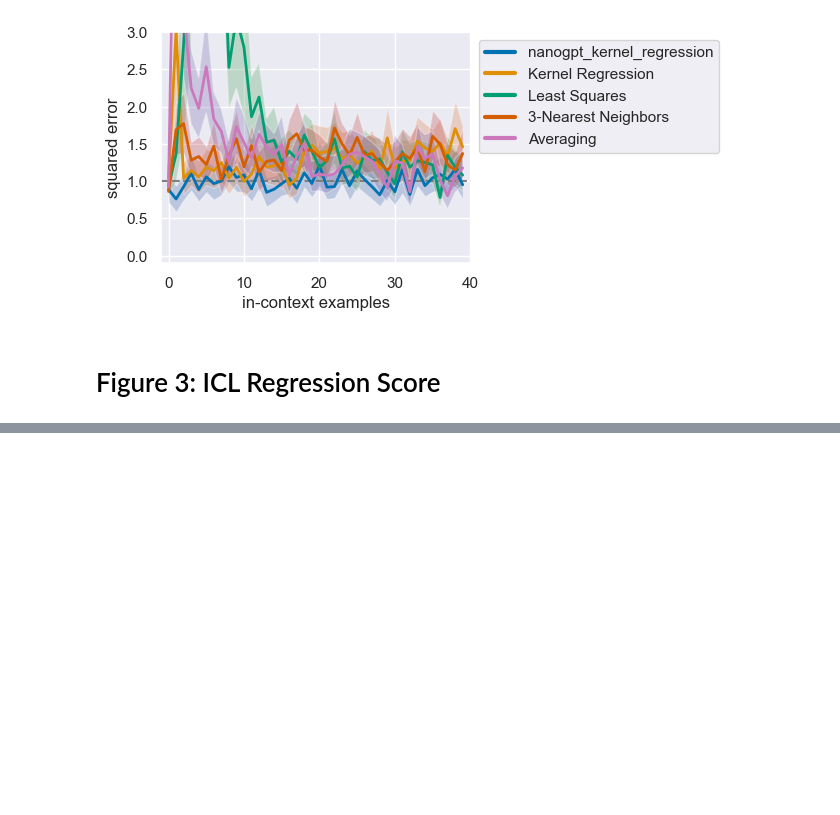
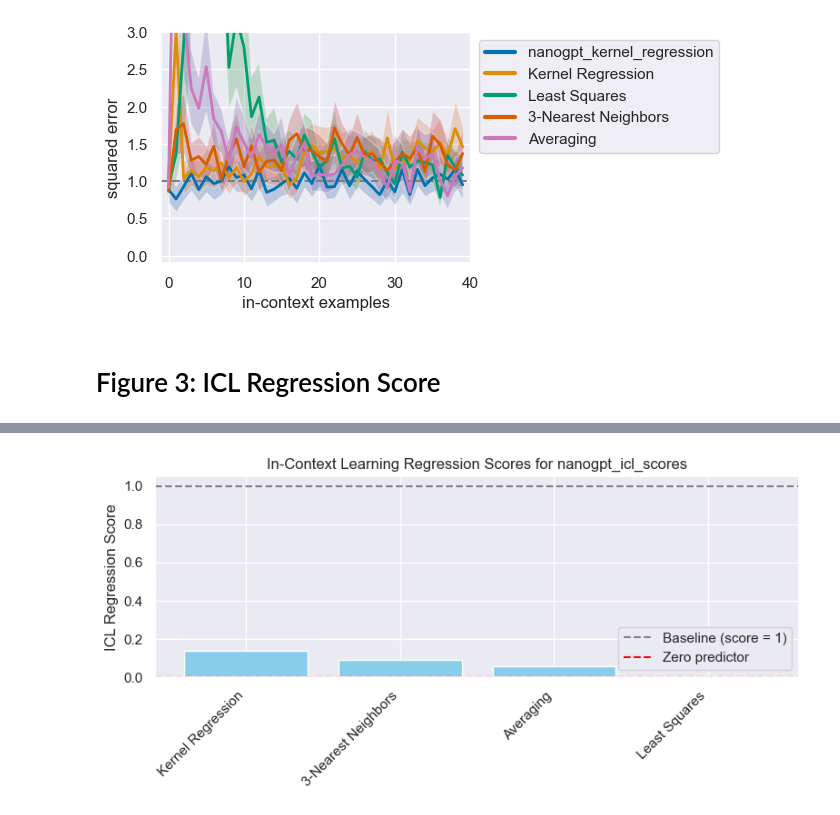
Before and after one commit to joyjwlee/cs182_final_proj, a Jupyter notebook: src/eval.ipynb, the cells around one changed output, grey strips where cells are left out. Cells and saved outputs as stored; diff of their text form; code cells hidden in the pictures; blank space fills up the shorter version.

Commit message:
icl regression scores

```diff
--- a/src/eval.ipynb
+++ b/src/eval.ipynb
@@ -95,0 +121,6 @@ nanogpt_kernel_regression nanogpt
+# %%
+def valid_row_nanogpt(r):
+    return r.task == task and r.run_id == run_id_nanogpt
+
+def valid_row_mamba(r):
+    return r.task == task and r.run_id == run_id_mamba
@@ -95,0 +154,5 @@ nanogpt_kernel_regression nanogpt
+# %%
+nanogpt_icl_scores = compute_icl_regression_score("nanogpt_kernel_regression")
+
+for baseline_name, icl_score in nanogpt_icl_scores.items():
+    print(baseline_name, icl_score)
@@ -95,0 +180,20 @@ nanogpt_kernel_regression nanogpt
+# %%
+# Sort models by score
+def plot_icl_regression_score(icl_scores, model_name):
+    sorted_scores = dict(sorted(icl_scores.items(), key=lambda x: -x[1]))
+
+    plt.figure(figsize=(8, 4))
+    plt.bar(sorted_scores.keys(), sorted_scores.values(), color="skyblue")
+    plt.axhline(1.0, color="gray", linestyle="--", label="Baseline (score = 1)")
+    plt.axhline(0.0, color="red", linestyle="--", label="Zero predictor")
+
+    plt.ylabel("ICL Regression Score")
+    plt.title(f"In-Context Learning Regression Scores for {model_name}")
+    plt.xticks(rotation=45, ha="right")
+    plt.legend()
+    plt.tight_layout()
+    plt.show()
+# %%
+plot_icl_regression_score(nanogpt_icl_scores, "nanogpt_icl_scores")
+# %% [output]
+[figure, added]
```
Also changed, not shown: parts of 12 cells of this notebook.
